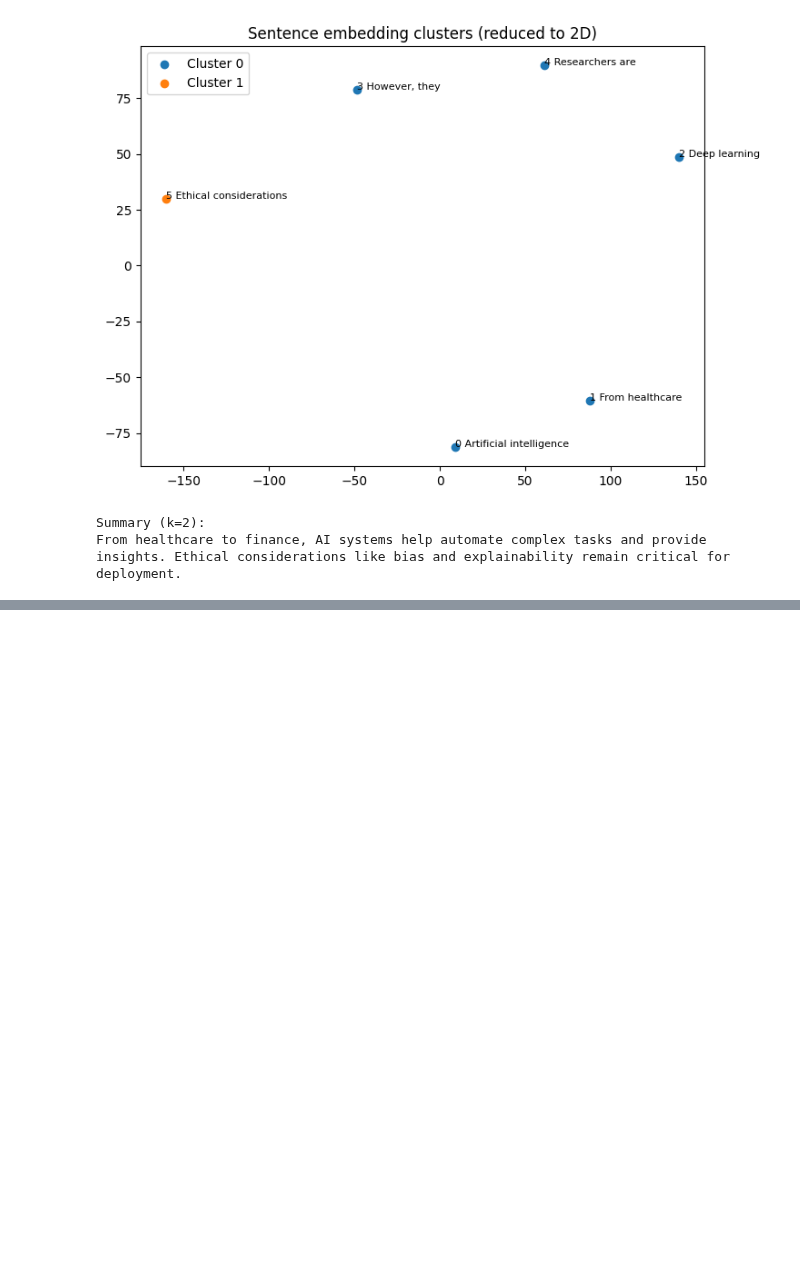
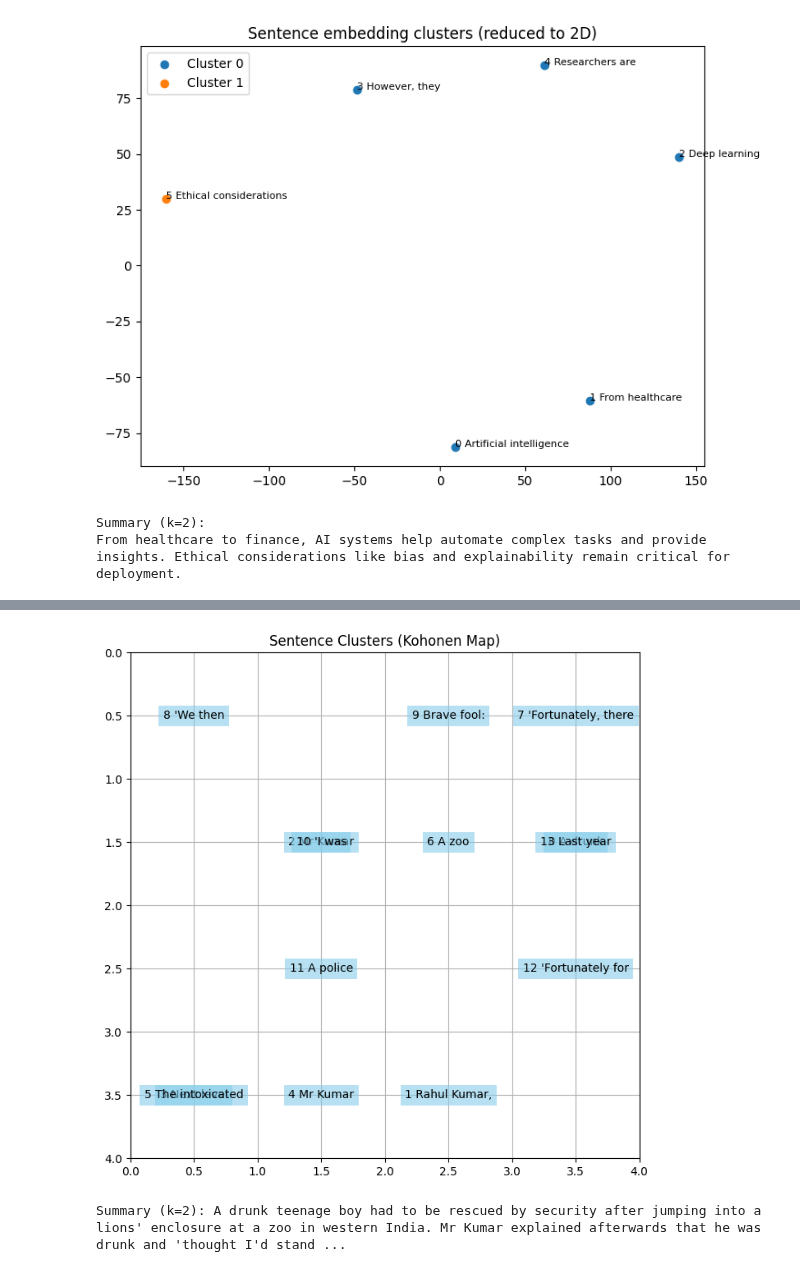
Before and after one commit to maxvonlancaster/nlp-fuzzy, a Jupyter notebook: src/summarization.ipynb, the cells around one changed output, grey strips where cells are left out. Drawn from its saved outputs; the diff is of its cells as text; code cells hidden in the pictures; blank space fills up the shorter version.

```diff
--- a/src/summarization.ipynb
+++ b/src/summarization.ipynb
@@ -776,0 +868,7 @@ Error:
+# %%
+summary_sentences = summarize_by_som(data.loc[1, "article"], n=3, build_plot=True)
+
+print(f"Summary (k=2): {summary_sentences}")
+# %% [output]
+[figure, added]
+Summary (k=2): A drunk teenage boy had to be rescued by security after jumping into a lions' enclosure at a zoo in western India. Mr Kumar explained afterwards that he was drunk and 'thought I'd stand ...
```
Also changed, not shown: parts of 10 cells of this notebook, 2 other files.
